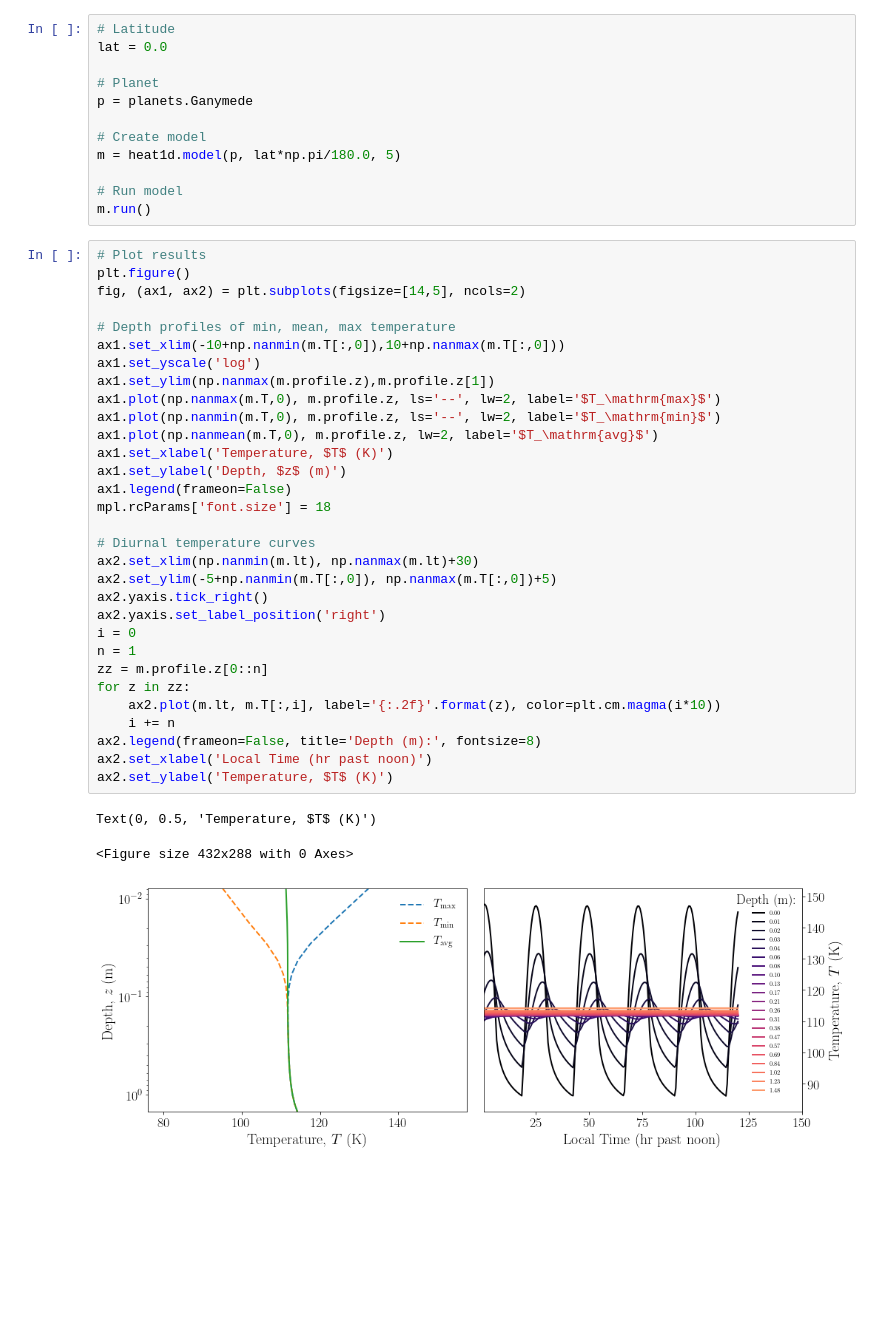
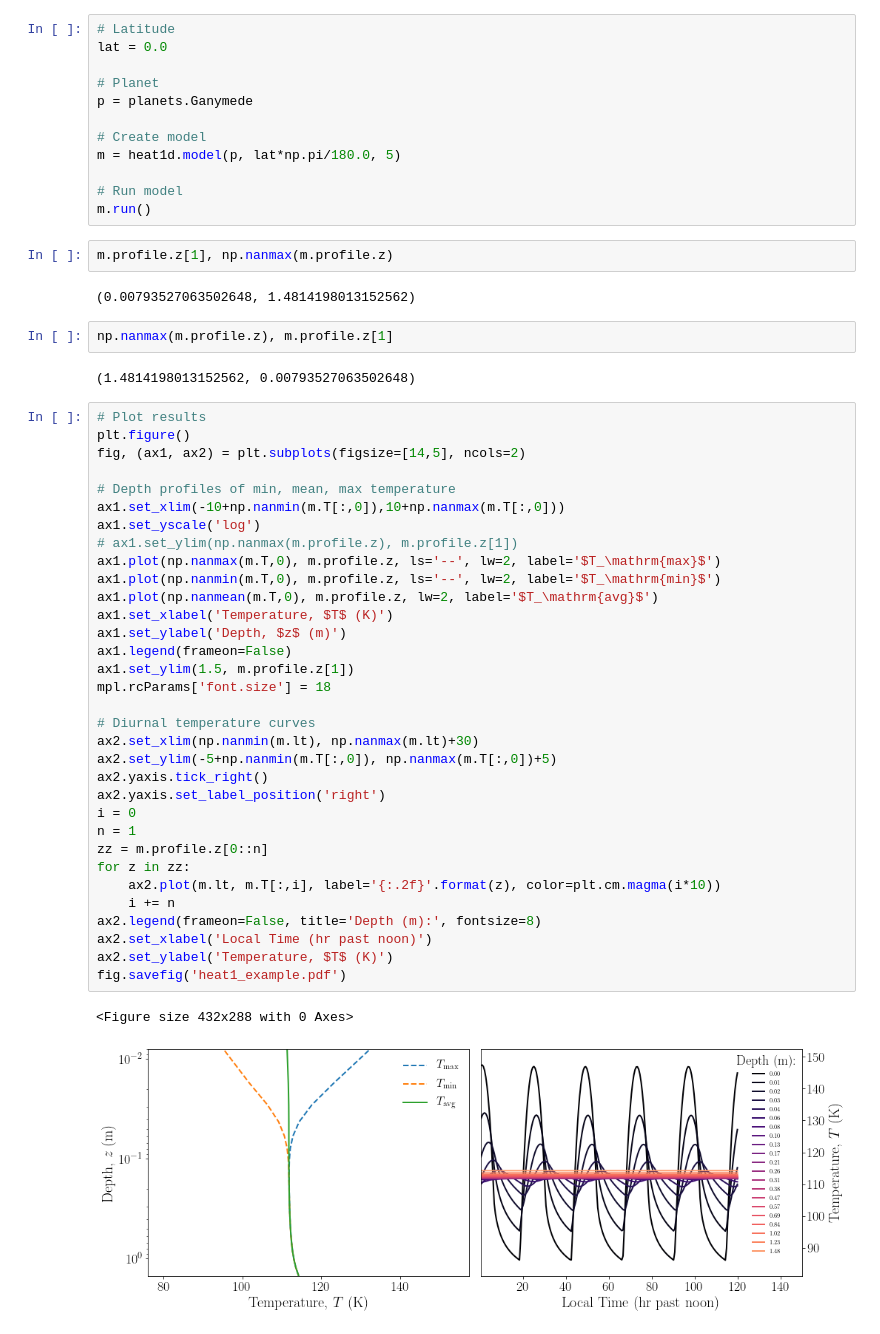
Before and after one commit to phayne/heat1d, a Jupyter notebook: python/notebooks/heat1d_example.ipynb, the cells around one changed output. Drawn from its saved outputs; the diff is of its cells as text; blank space fills up the shorter version.

```diff
--- a/python/notebooks/heat1d_example.ipynb
+++ b/python/notebooks/heat1d_example.ipynb
@@ -22,38 +22,47 @@ m = heat1d.model(p, lat*np.pi/180.0, 5)
 
 # Run model
 m.run()
+# %%
+m.profile.z[1], np.nanmax(m.profile.z)
+# %% [output]
+(0.00793527063502648, 1.4814198013152562)
+# %%
+np.nanmax(m.profile.z), m.profile.z[1]
+# %% [output]
+(1.4814198013152562, 0.00793527063502648)
 # %%
 # Plot results
 plt.figure()
 fig, (ax1, ax2) = plt.subplots(figsize=[14,5], ncols=2)
 
 # Depth profiles of min, mean, max temperature
 ax1.set_xlim(-10+np.nanmin(m.T[:,0]),10+np.nanmax(m.T[:,0]))
 ax1.set_yscale('log')
-ax1.set_ylim(np.nanmax(m.profile.z),m.profile.z[1])
+# ax1.set_ylim(np.nanmax(m.profile.z), m.profile.z[1])
 ax1.plot(np.nanmax(m.T,0), m.profile.z, ls='--', lw=2, label='$T_\mathrm{max}$')
 ax1.plot(np.nanmin(m.T,0), m.profile.z, ls='--', lw=2, label='$T_\mathrm{min}$')
 ax1.plot(np.nanmean(m.T,0), m.profile.z, lw=2, label='$T_\mathrm{avg}$')
 ax1.set_xlabel('Temperature, $T$ (K)')
 ax1.set_ylabel('Depth, $z$ (m)')
 ax1.legend(frameon=False)
+ax1.set_ylim(1.5, m.profile.z[1])
 mpl.rcParams['font.size'] = 18
 
 # Diurnal temperature curves
 ax2.set_xlim(np.nanmin(m.lt), np.nanmax(m.lt)+30)
 ax2.set_ylim(-5+np.nanmin(m.T[:,0]), np.nanmax(m.T[:,0])+5)
 ax2.yaxis.tick_right()
 ax2.yaxis.set_label_position('right')
 i = 0
 n = 1
 zz = m.profile.z[0::n]
 for z in zz:
     ax2.plot(m.lt, m.T[:,i], label='{:.2f}'.format(z), color=plt.cm.magma(i*10))
     i += n
 ax2.legend(frameon=False, title='Depth (m):', fontsize=8)
 ax2.set_xlabel('Local Time (hr past noon)')
 ax2.set_ylabel('Temperature, $T$ (K)')
+fig.savefig('heat1_example.pdf')
 # %% [output]
-Text(0, 0.5, 'Temperature, $T$ (K)')
+<Figure size 432x288 with 0 Axes>
-<Figure size 432x288 with 0 Axes>
-[figure, old version]
+[figure, new version]
```
Also changed, not shown: parts of 2 cells of this notebook.
